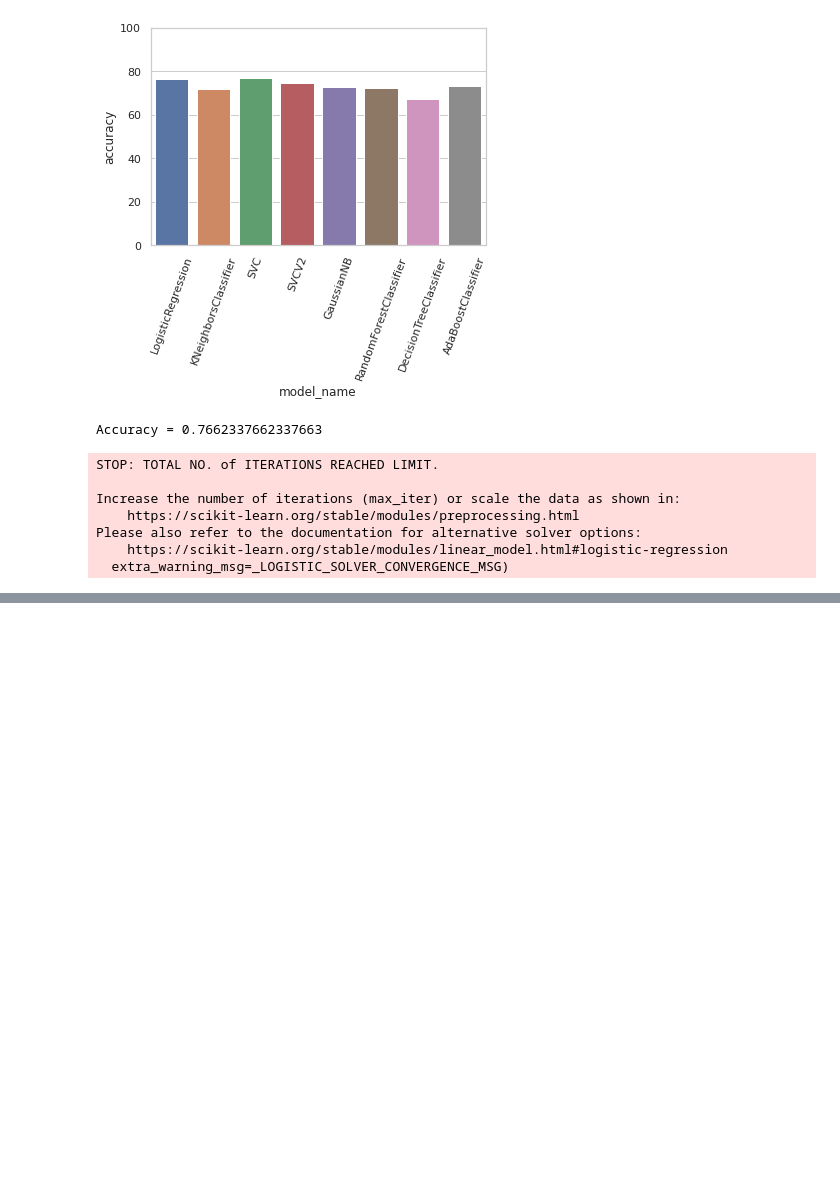
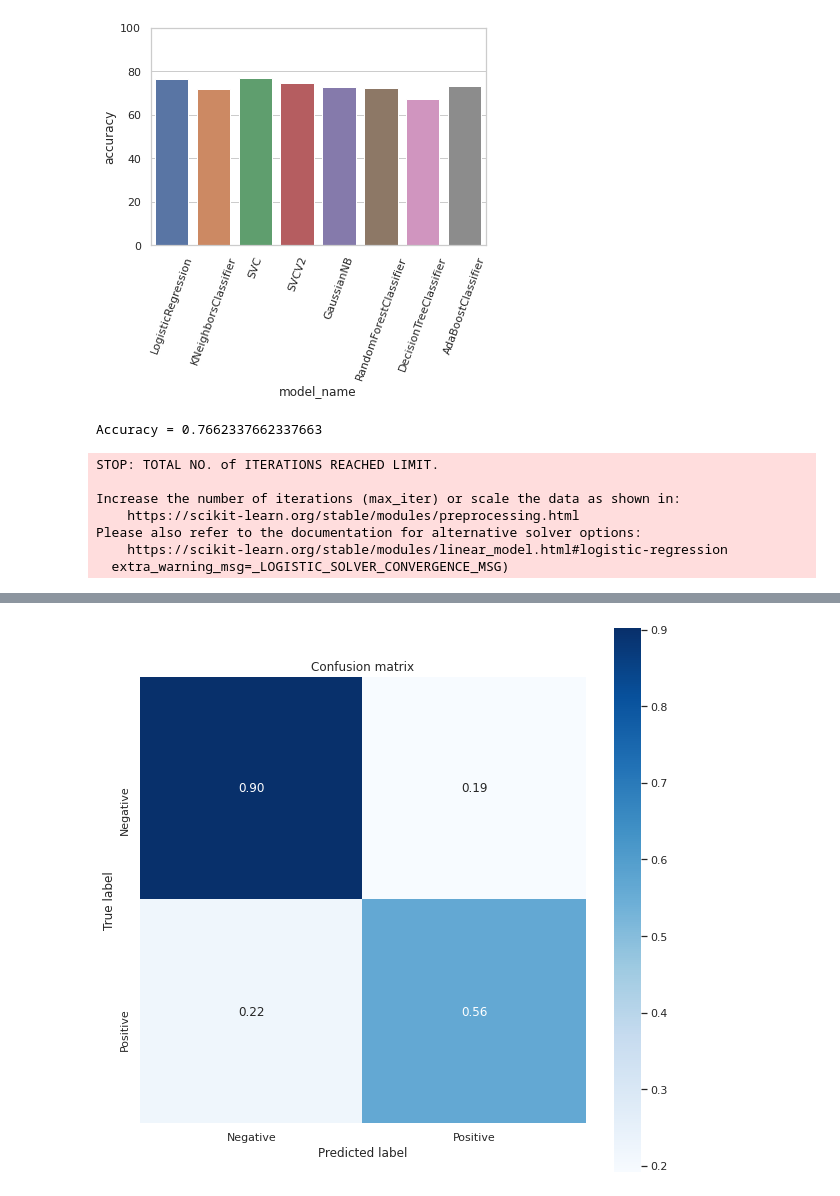
Before and after one commit to xanasa14/MLImplementations, a Jupyter notebook: DiabetesPredictor.ipynb, the cells around one changed output, grey strips where cells are left out. Cells and saved outputs as stored; diff of their text form; code cells hidden in the pictures; blank space fills up the shorter version.

```diff
--- a/DiabetesPredictor.ipynb
+++ b/DiabetesPredictor.ipynb
@@ -278,3 +278,8 @@ Increase the number of iterations (max_iter) or scale the data as shown in:
 Please also refer to the documentation for alternative solver options:
     https://scikit-learn.org/stable/modules/linear_model.html#logistic-regression
   extra_warning_msg=_LOGISTIC_SOLVER_CONVERGENCE_MSG)
+# %%
+chromo,score=generations(size=250,n_feat=8,n_parents=100,mutation_rate=0.10,
+                     n_gen=38,X_train=X_train,X_test=X_test,y_train=y_train,y_test=y_test)
+logmodel.fit(X_train.iloc[:,chromo[-1]],y_train)
+predictions = logmodel.predict(X_test.iloc[:,chromo[-1]])
@@ -280,0 +400,10 @@ Please also refer to the documentation for alternative solver options:
+# %%
+
+import sklearn.metrics as sk_metrics
+import seaborn as sns
+from sklearn.metrics import classification_report
+
+target_names = ['Negative','Positive']
+
+print(classification_report(y_test,predictions.round(),target_names=target_names))
+matrix = confusion_matrix(predictions.round(), y_test,)
@@ -280,0 +419,18 @@ Please also refer to the documentation for alternative solver options:
+# %%
+def show_confusion_matrix(test_labels, predictions):
+  """Compute confusion matrix and normalize."""
+  plt.figure(figsize=(10,10))
+  confusion = sk_metrics.confusion_matrix(
+    test_labels, predictions)
+  confusion_normalized = confusion.astype("float") / confusion.sum(axis=1)
+  axis_labels = target_names
+  ax = sns.heatmap(
+      confusion_normalized, xticklabels=axis_labels, yticklabels=axis_labels,
+      cmap='Blues', annot=True, fmt='.2f', square=True  )
+  plt.title("Confusion matrix")
+  plt.ylabel("True label")
+  plt.xlabel("Predicted label")
+
+show_confusion_matrix(y_test, predictions.round())
+# %% [output]
+[figure, added]
```
Also changed, not shown: parts of 7 cells of this notebook.
